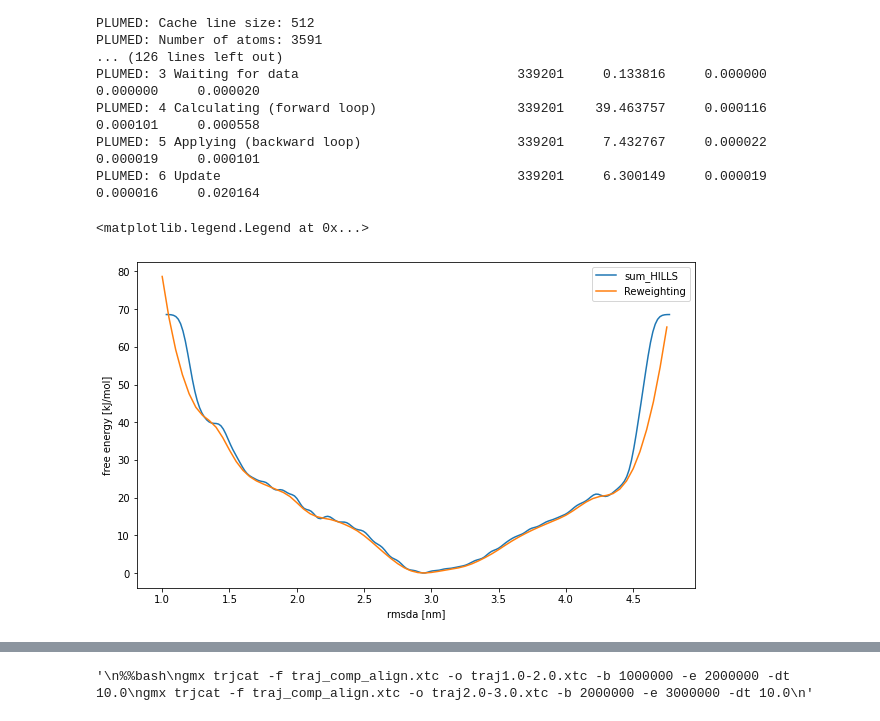
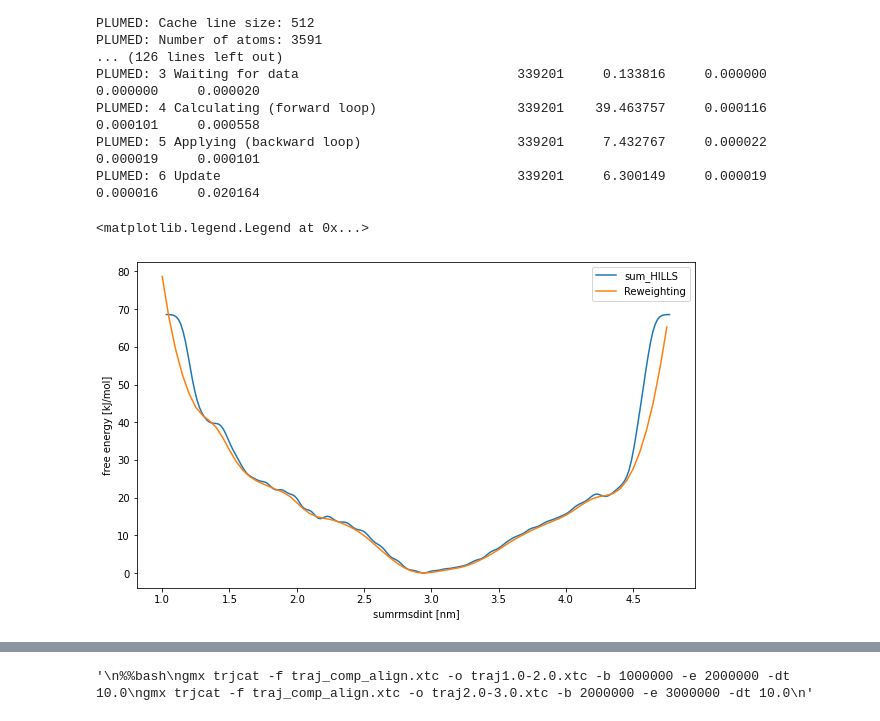
Before and after one commit to lauricella/tau-analysis, a Jupyter notebook: trimer/bias_2/analisi.trimer.b2.ipynb, the cells around one changed output, grey strips where cells are left out. Saved outputs shown, nothing was run; the diff lists cells and outputs as text; code cells hidden in the pictures.

```diff
--- a/trimer/bias_2/analisi.trimer.b2.ipynb
+++ b/trimer/bias_2/analisi.trimer.b2.ipynb
@@ -148,11 +161,11 @@ data_b=plumed.read_as_pandas("fes_169.dat")
 data_r=plumed.read_as_pandas("ffrmsda_reweighted.dat")
 # %%
 plt.figure(figsize=(10,6))
-plt.xlabel("rmsda [nm]")
+plt.xlabel("sumrmsdint [nm]")
 plt.ylabel("free energy [kJ/mol]")
 plt.plot(data_b["sumrmsdint"],data_b["file.free"], label="sum_HILLS")
 plt.plot(data_r["sumrmsdint"],data_r["ffrmsda"]-min(data_r["ffrmsda"]),label="Reweighting")
 plt.legend()
 # %% [output]
 <matplotlib.legend.Legend at 0x...>
-[figure, old version]
+[figure, new version]
```
Also changed, not shown: parts of 3 cells of this notebook, 7 other files.
